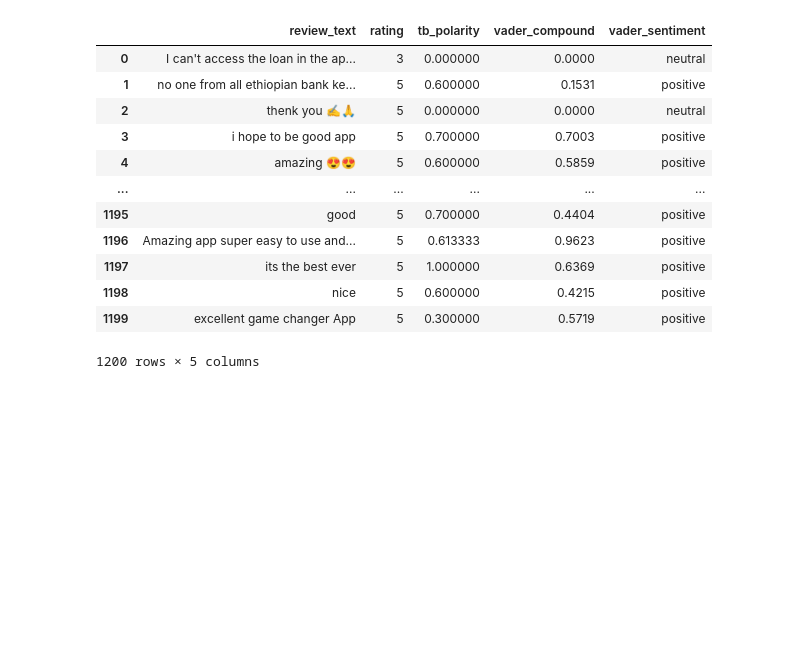
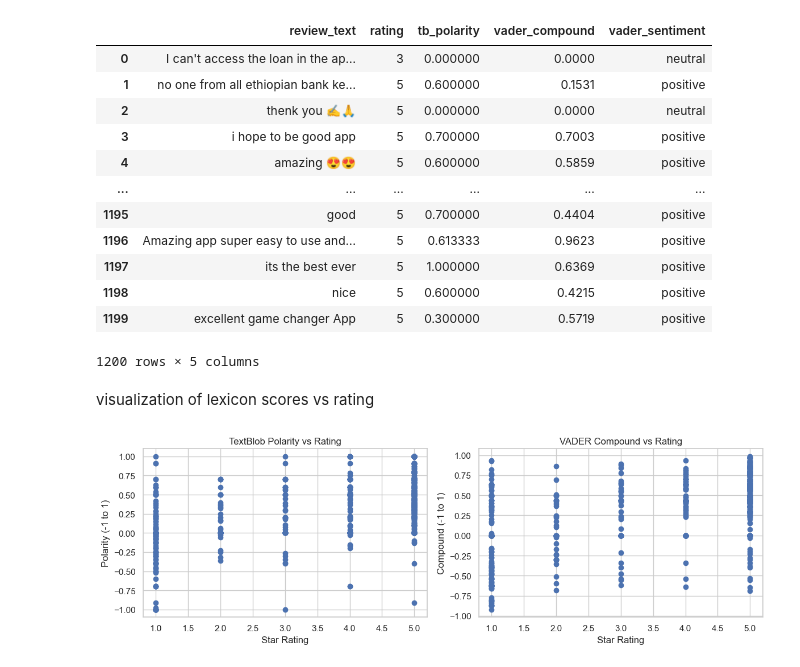
Before and after one commit to Feven777/Customer_experiance_analysis_for_fintech_apps, a Jupyter notebook: Scripts/sentiment_analysis.ipynb, the cells around one changed output. Saved outputs shown, nothing was run; the diff lists cells and outputs as text; code cells hidden in the pictures; blank space fills up the shorter version.

Commit message:
visualization of lexicon scores vs rating

```diff
--- a/Scripts/sentiment_analysis.ipynb
+++ b/Scripts/sentiment_analysis.ipynb
@@ -353,3 +353,23 @@ df[["review_text", "rating", "tb_polarity", "vader_compound", "vader_sentiment"]
 | 1198 | nice | 5 | 0.600000 | 0.4215 | positive |
 | 1199 | excellent game changer App | 5 | 0.300000 | 0.5719 | positive |
 1200 rows × 5 columns
+# %% [markdown]
+visualization of lexicon scores vs rating
+# %%
+
+fig, axes = plt.subplots(1, 2, figsize=(12, 4))
+
+axes[0].scatter(df["rating"], df["tb_polarity"])
+axes[0].set_title("TextBlob Polarity vs Rating")
+axes[0].set_xlabel("Star Rating")
+axes[0].set_ylabel("Polarity (-1 to 1)")
+
+axes[1].scatter(df["rating"], df["vader_compound"])
+axes[1].set_title("VADER Compound vs Rating")
+axes[1].set_xlabel("Star Rating")
+axes[1].set_ylabel("Compound (-1 to 1)")
+
+plt.tight_layout()
+plt.show()
+# %% [output]
+[figure, added]
```
